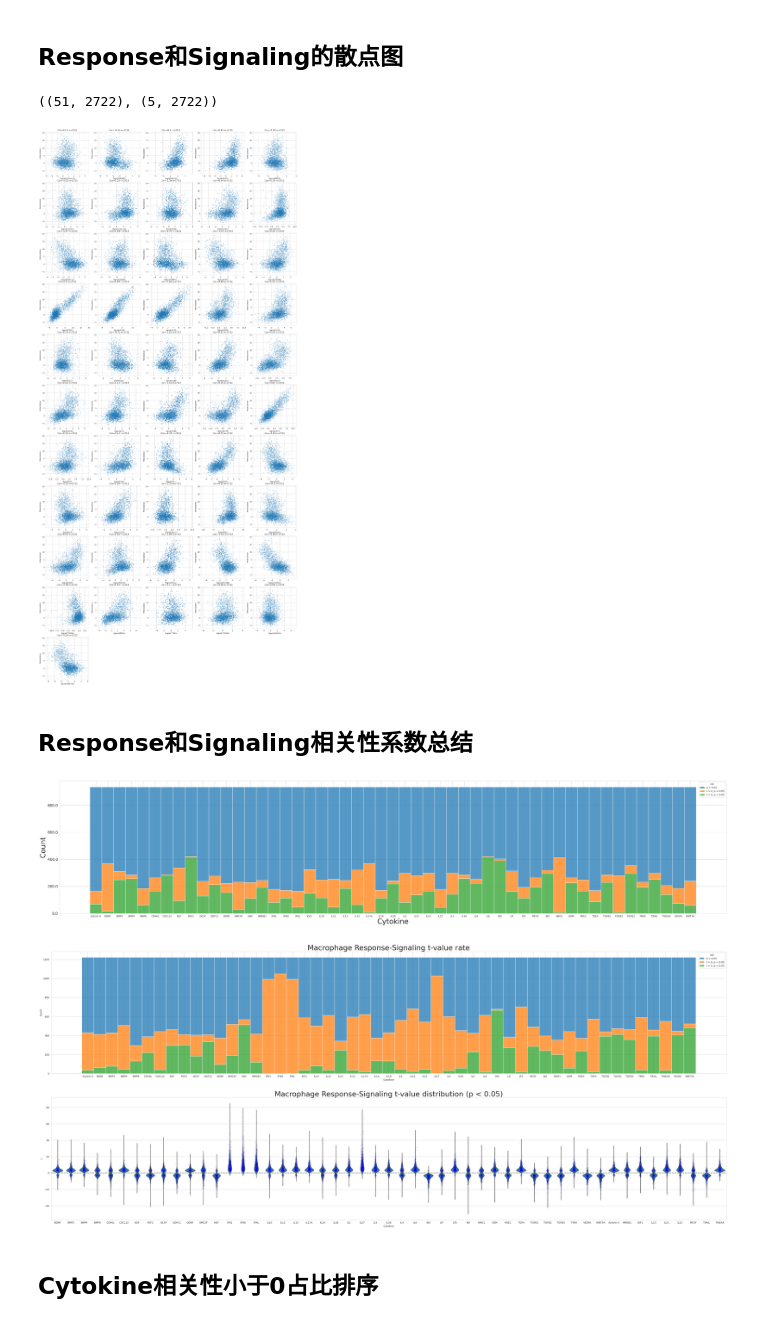
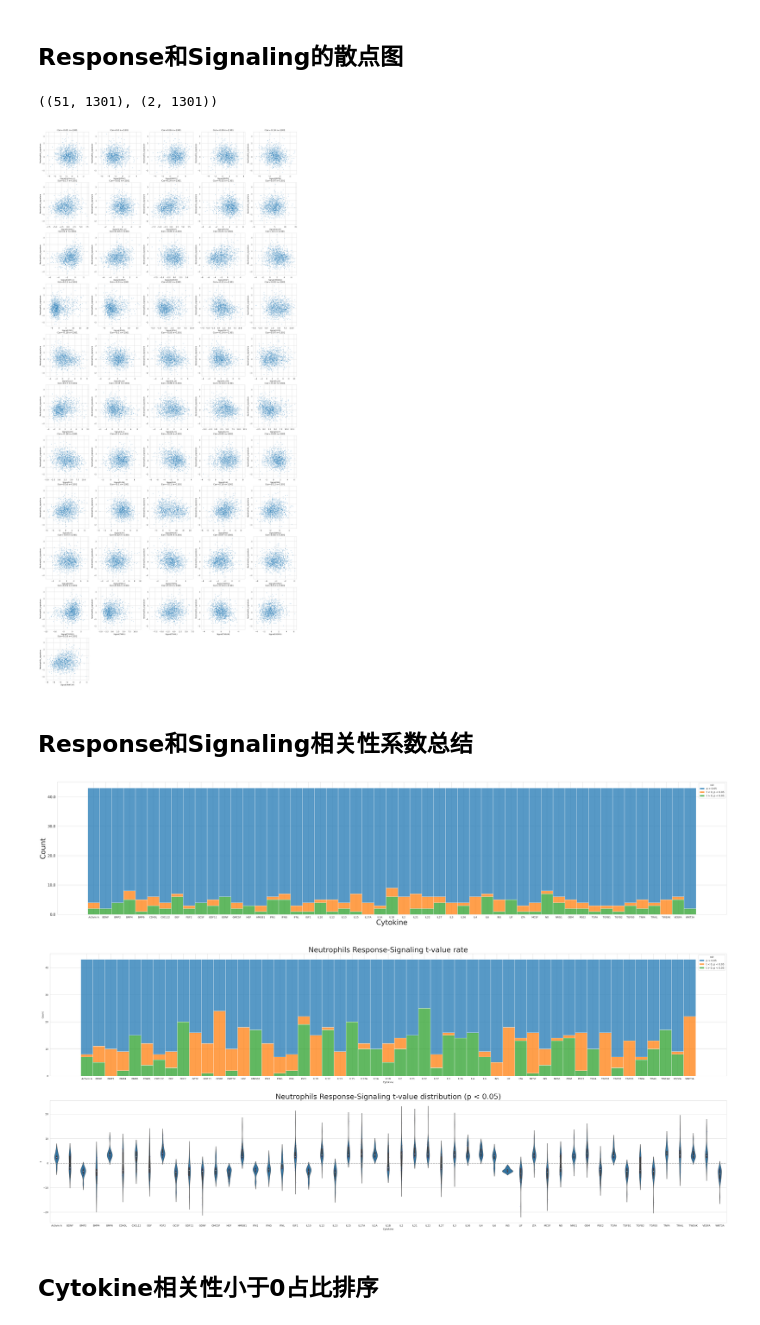
Before and after one commit to yoyoong/Tres, a Jupyter notebook: 2.mTres/qc_plot.ipynb, the cells around one changed output. Drawn from its saved outputs; the diff is of its cells as text; code cells hidden in the pictures.

```diff
--- a/2.mTres/qc_plot.ipynb
+++ b/2.mTres/qc_plot.ipynb
@@ -6,10 +6,24 @@ import seaborn as sns
 # %% [markdown]
 ## Response和Signaling的散点图
 # %%
-signature = 'Polarization'
-sample = 'AML_GSE154109'
-celltype_in_column = 'Mono/Macro'
-celltype_in_file = 'Mono_Macro'
+celltype = 'Neutrophils'
+sample = 'THCA_GSE148673'
+
+if celltype == 'CD8T':
+    signature = 'Prolifertion'
+    celltype_in_column = 'CD8T'
+    celltype_in_file = 'CD8T'
+    response_path = f'/sibcb2/bioinformatics2/hongyuyang/dataset/Tres/2.tisch_data/3-1.Prolifertion/{sample}.csv'
+elif celltype == 'Macrophage':
+    signature = 'Polarization'
+    celltype_in_column = 'Mono/Macro'
+    celltype_in_file = 'Mono_Macro'
+    response_path = f'/sibcb2/bioinformatics2/hongyuyang/dataset/Tres/2.tisch_data/3-2.Polarization/{sample}.csv'
+elif celltype == 'Neutrophils':
+    signature = 'Neutrophils_signature'
+    celltype_in_column = 'Neutrophils'
+    celltype_in_file = 'Neutrophils'
+    response_path = f'/sibcb2/bioinformatics2/hongyuyang/dataset/Tres/2.tisch_data/3-3.Neutrophils_response2/{sample}.csv'
 
 signaling_path = f'/sibcb2/bioinformatics2/hongyuyang/dataset/Tres/2.tisch_data/2.Signaling/{sample}.csv'
 signaling_data = pd.read_csv(signaling_path, delimiter='\t', index_col=0, header=0)
@@ -17,12 +31,11 @@ celltype_list = [v.split('.')[0] for v in signaling_data.columns]
 filter_flag = [v for v in signaling_data.columns if v.split('.')[0] == celltype_in_column]
 signaling_data = signaling_data[filter_flag]
 
-response_path = f'/sibcb2/bioinformatics2/hongyuyang/dataset/Tres/2.tisch_data/3-2.Polarization/{sample}.csv'
 response_data = pd.read_csv(response_path, delimiter='\t', index_col=0, header=0)
 
 signaling_data.shape, response_data.shape
 # %% [output]
-((51, 2722), (5, 2722))
+((51, 1301), (2, 1301))
 # %%
 import matplotlib.gridspec as gridspec
 from scipy.stats import pearsonr
@@ -39,6 +52,9 @@ for cytokine in list(signaling_data.index):
     ax = fig.add_subplot(gs[row, col])
 
     x = signaling_data.loc[cytokine]
+
+    # x_normalized = (x - min(x)) / (max(x) - min(x))
+    # y_normalized = (y - min(y)) / (max(y) - min(y))
     correlation, _ = pearsonr(x, y)
 
     ax.scatter(x, y, s=1)
@@ -48,35 +64,35 @@ for cytokine in list(signaling_data.index):
     i += 1
 plt.show()
 # %% [output]
-[figure, old version]
+[figure, new version]
 # %% [markdown]
 ## Response和Signaling相关性系数总结
 # %%
-celltype = 'CD8T'
+celltype = 'Neutrophils'
 qc_result_path = f'/sibcb2/bioinformatics2/hongyuyang/dataset/Tres/2.tisch_data/4.qc_result/qc_result.{celltype}.csv'
 qc_result_data = pd.read_csv(qc_result_path, sep="\t", header=0)
 
 def get_group(x):
     if x.t >= 0 and x.p <= 0.05:
         return "t > 0, p < 0.05"
     elif x.t <= 0 and x.p <= 0.05:
         return "t < 0, p < 0.05"
     elif x.p > 0.05:
         return "p > 0.05"
 qc_result_data['cut'] = qc_result_data.apply(lambda x: get_group(x), axis=1)
 
 fig = plt.figure(figsize=(50, 10))
 histplot = sns.histplot(data=qc_result_data, x="Cytokine", hue="cut", multiple="stack", color='blue')
 histplot.xaxis.label.set_size(30)
 histplot.yaxis.label.set_size(30)
 histplot.set_yticklabels(histplot.get_yticks(), size = 15)
 plt.show()
 # %% [output]
-[figure, old version]
+[figure, new version]
 # %%
-celltype = 'Macrophage'
-qc_result_path = f'/sibcb2/bioinformatics2/hongyuyang/dataset/Tres/2.tisch_data/4.qc_result/qc_result.{celltype}.csv'
-qc_result_data = pd.read_csv(qc_result_path, sep="\t", header=0)
+# celltype = 'Neutrophils'
+# qc_result_path = f'/sibcb2/bioinformatics2/hongyuyang/dataset/Tres/2.tisch_data/4.qc_result/qc_result.{celltype}.csv'
+# qc_result_data = pd.read_csv(qc_result_path, sep="\t", header=0)
 
 fig, axes = plt.subplots(2, 1, figsize=(50, 20))
 
@@ -90,7 +106,7 @@ axes[1].axhline(0, color='grey', linestyle='--', linewidth=2)
 axes[1].set_title(f"{celltype} Response-Signaling t-value distribution (p < 0.05)", size=30)
 plt.show()
 # %% [output]
-[figure, old version]
+[figure, new version]
 # %% [markdown]
 ## Cytokine相关性小于0占比排序
 # %%
```
Also changed, not shown: 11 other files.
